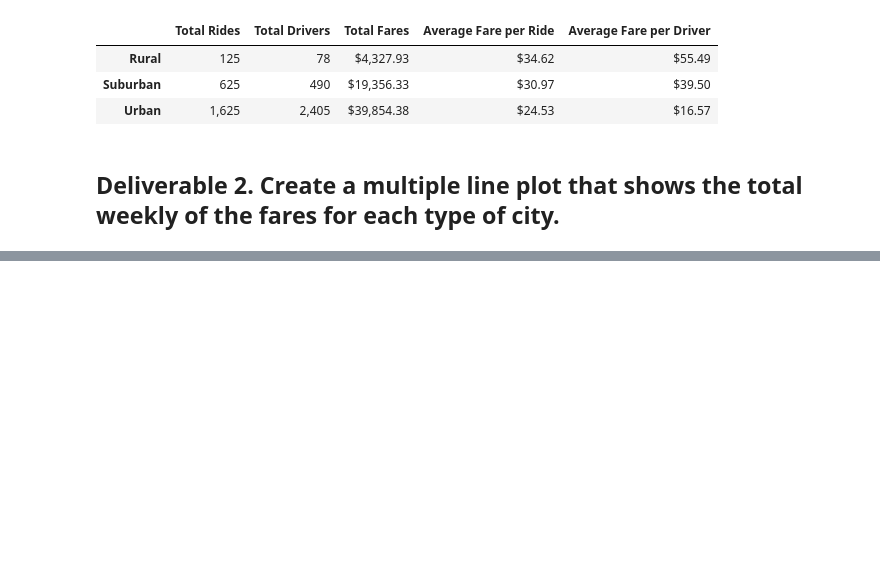
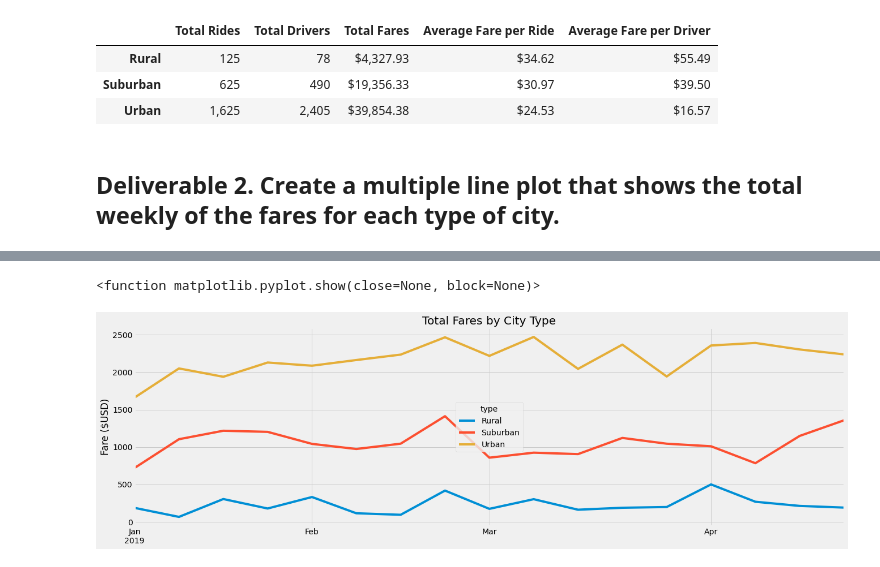
Before and after one commit to rmckinno/PyBer_Analysis, a Jupyter notebook: PyBer_Challenge.ipynb, the cells around one changed output, grey strips where cells are left out. Saved outputs shown, nothing was run; the diff lists cells and outputs as text; code cells hidden in the pictures; blank space fills up the shorter version.

Commit message:
Adding deliverable 2 to Pyber_Analysis

```diff
--- a/PyBer_Challenge.ipynb
+++ b/PyBer_Challenge.ipynb
@@ -130,0 +156,5 @@ pyber_summary_df
+# %%
+# 4. Create a pivot table with the 'date' as the index, the columns ='type', and values='fare'
+# to get the total fares for each type of city by the date.
+date_pivot = type_date_df.pivot(index="date", columns="type", values="fare")
+date_pivot
@@ -131,2 +176,5 @@ pyber_summary_df
 # %%
 # 5. Create a new DataFrame from the pivot table DataFrame using loc on the given dates, '2019-01-01':'2019-04-29'.
+
+date_jan_apr = date_pivot.loc['2019-01-01':'2019-04-29']
+date_jan_apr
@@ -133,3 +196,5 @@ pyber_summary_df
 # %%
 # 6. Set the "date" index to datetime datatype. This is necessary to use the resample() method in Step 8.
 # df.index = pd.to_datetime(df.index)
+date_jan_apr.index = pd.to_datetime(date_jan_apr.index)
+date_jan_apr
@@ -138,2 +230,4 @@ pyber_summary_df
 # %%
 # 8. Create a new DataFrame using the "resample()" function by week 'W' and get the sum of the fares for each week.
+fares_by_week = date_jan_apr.resample("W").sum()
+fares_by_week
@@ -140,7 +254,15 @@ pyber_summary_df
 # %%
 # 8. Using the object-oriented interface method, plot the resample DataFrame using the df.plot() function.
-
+fares_by_week.index.name=None
 # Import the style from Matplotlib.
 from matplotlib import style
 # Use the graph style fivethirtyeight.
 style.use('fivethirtyeight')
+weekly_fares = fares_by_week.plot(figsize=(20,6))
+weekly_fares.set_title("Total Fares by City Type")
+weekly_fares.set_ylabel("Fare ($USD)")
+plt.savefig("analysis/PyBer_farea-summary.png")
+plt.show
+# %% [output]
+<function matplotlib.pyplot.show(close=None, block=None)>
+[figure, added]
```
Also changed, not shown: parts of 8 cells of this notebook, 1 other file.
